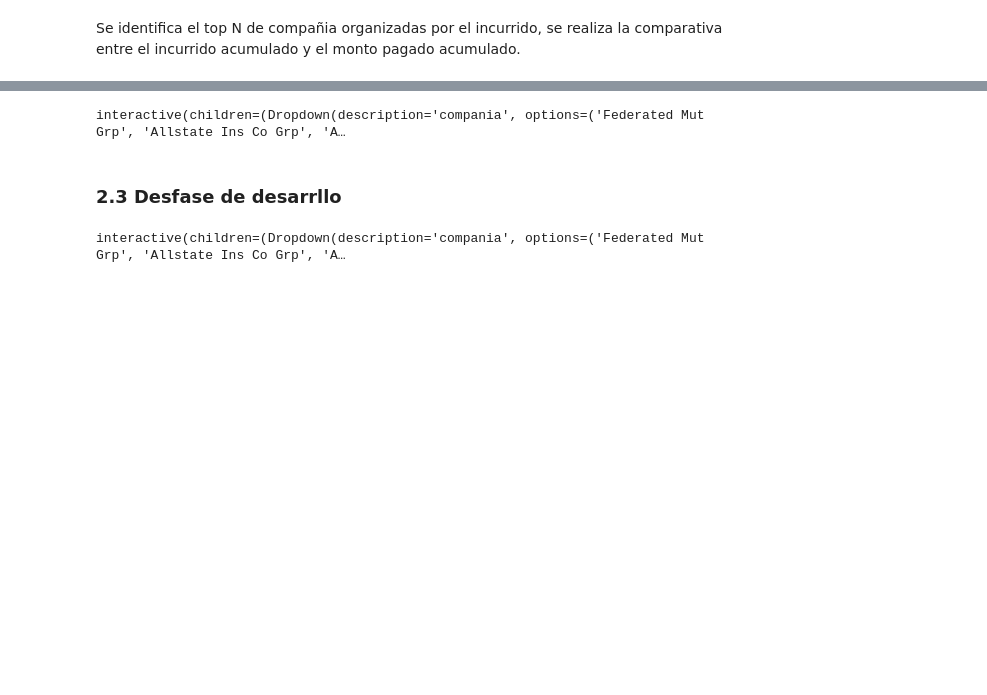
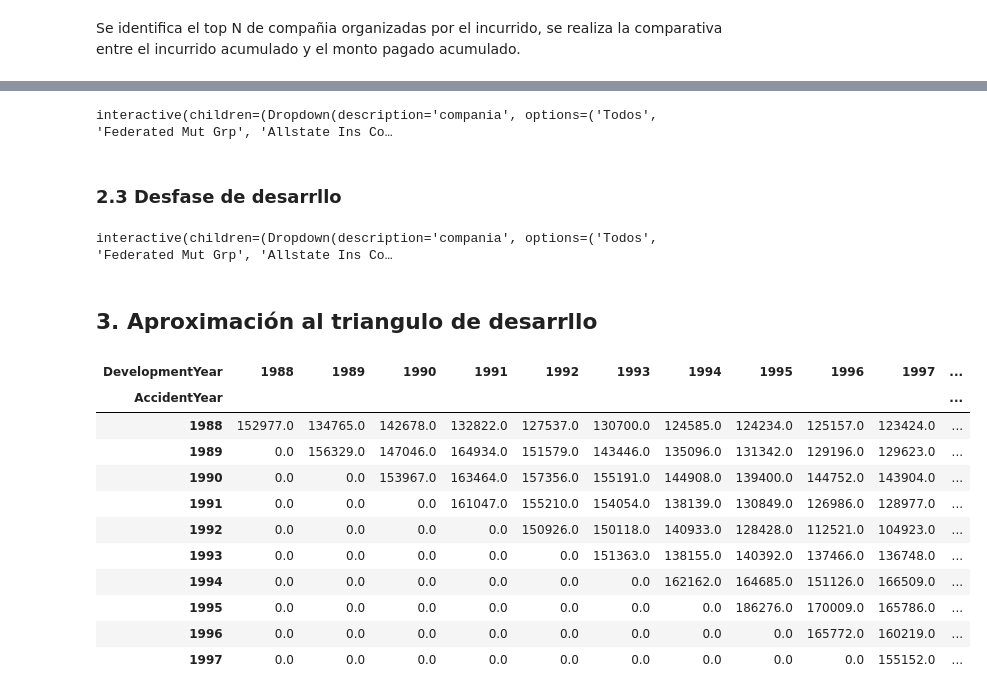
Before and after one commit to bdrinconp/ml_actuaria, a Jupyter notebook: IDA/Chain_Ladder.ipynb, the cells around one changed output, grey strips where cells are left out. Cells and saved outputs as stored; diff of their text form; code cells hidden in the pictures; blank space fills up the shorter version.

```diff
--- a/IDA/Chain_Ladder.ipynb
+++ b/IDA/Chain_Ladder.ipynb
@@ -24,6 +26,7 @@ from ipywidgets import interact
 # %%
 url_data = 'https://raw.githubusercontent.com/bdrinconp/ml_actuaria/main/data/prodliab_pos.csv'
 df = pd.read_csv(url_data)
+df['Single'] = df['Single'].astype(str)
 
 @interact
 def filter_company(compania = list(df.GRNAME.unique()), anio_accidente = list(df.AccidentYear.unique())):
@@ -172,40 +184,52 @@ plt.show()
 # %%
+companias = ['Todos'] + list(df.GRNAME.unique())
 @interact
-def plot_incur_company_year(compania = list(df.GRNAME.unique())):
+def plot_incur_company_year(compania=companias):
 
   g_data = df.groupby(['GRNAME','AccidentYear'])[['IncurLoss_R1']].sum().reset_index()
-  g_filter_data = g_data[g_data.GRNAME == compania]
 
-  fig, ax = plt.subplots(figsize = (15,6))
-  barplot = sns.barplot(x='AccidentYear', y='IncurLoss_R1', data=g_filter_data)
+  if compania != 'Todos':
+    g_filter_data = g_data[g_data.GRNAME == compania]
+    data_to_plot = g_filter_data
+  else:
+    data_to_plot = g_data
+
+  fig, ax = plt.subplots(figsize=(15,6))
+  barplot = sns.barplot(x='AccidentYear', y='IncurLoss_R1', data=data_to_plot, errorbar=None)
 
   for p in barplot.patches:
-      barplot.annotate(format(p.get_height(), ',.0f'),
-                        (p.get_x() + p.get_width() / 2., p.get_height()),
-                        ha = 'center',
-                        va = 'center',
-                        xytext = (0, 10),
-                        textcoords = 'offset points')
+    barplot.annotate(format(p.get_height(), ',.0f'),
+                     (p.get_x() + p.get_width() / 2., p.get_height()),
+                     ha='center',
+                     va='center',
+                     xytext=(0, 10),
+                     textcoords='offset points')
 
   ax.set_title('Comparación de Reservas Incurredas por Grupo Asegurador')
-  ax.set_xlabel('Año accidente')
+  ax.set_xlabel('Año del accidente')
   ax.set_ylabel('Incurrido')
   ax.yaxis.set_major_formatter(ticker.FuncFormatter(lambda x, pos: '{:,.0f}'.format(x)))
   plt.show()
 # %% [output]
-interactive(children=(Dropdown(description='compania', options=('Federated Mut Grp', 'Allstate Ins Co Grp', 'A…
+interactive(children=(Dropdown(description='compania', options=('Todos', 'Federated Mut Grp', 'Allstate Ins Co…
 # %% [markdown]
 ### 2.3 Desfase de desarrllo
 # %%
+companias = ['Todos'] + list(df.GRNAME.unique())
+anios = [0] + list(df.AccidentYear.unique())
+
 @interact
-def plot_incur_company_year(compania = list(df.GRNAME.unique()), anio_accidente = list(df.AccidentYear.unique())):
+def plot_incur_lag(compania = companias, anio_accidente = anios):
 
   g_data = df.groupby(['GRNAME','AccidentYear','DevelopmentLag'])['IncurLoss_R1'].sum().reset_index()
-  g_filter_data = g_data[(g_data.GRNAME == compania) & (g_data.AccidentYear == anio_accidente)]
 
+  if compania != 'Todos':
+    g_data = g_data[g_data.GRNAME == compania]
+  if anio_accidente != 0:
+    g_data = g_data[g_data.AccidentYear == anio_accidente]
 
   fig, ax = plt.subplots(figsize = (15,6))
-  barplot = sns.barplot(data=g_filter_data,x="DevelopmentLag", y="IncurLoss_R1")
+  barplot = sns.barplot(data=g_data, x='DevelopmentLag', y='IncurLoss_R1', errorbar = None)
 
   for p in barplot.patches:
       barplot.annotate(format(p.get_height(), ',.0f'),
@@ -222,4 +246,6 @@ def plot_incur_company_year(compania = list(df.GRNAME.unique()), anio_accidente
 
   plt.show()
 # %% [output]
-interactive(children=(Dropdown(description='compania', options=('Federated Mut Grp', 'Allstate Ins Co Grp', 'A…
+interactive(children=(Dropdown(description='compania', options=('Todos', 'Federated Mut Grp', 'Allstate Ins Co…
+# %% [markdown]
+## 3. Aproximación al triangulo de desarrllo
@@ -225,0 +255,22 @@ interactive(children=(Dropdown(description='compania', options=('Federated Mut G
+# %%
+development_triangle = pd.pivot_table(df,
+                                      values='IncurLoss_R1',
+                                      index='AccidentYear',
+                                      columns='DevelopmentYear', #DevelopmentLag
+                                      aggfunc=np.sum)
+
+development_triangle.fillna(0, inplace=True)
+development_triangle
+# %% [output]
+| DevelopmentYear | 1988 | 1989 | 1990 | 1991 | 1992 | 1993 | 1994 | 1995 | 1996 | 1997 | ... |
+| AccidentYear |  |  |  |  |  |  |  |  |  |  | ... |
+| 1988 | 152977.0 | 134765.0 | 142678.0 | 132822.0 | 127537.0 | 130700.0 | 124585.0 | 124234.0 | 125157.0 | 123424.0 | ... |
+| 1989 | 0.0 | 156329.0 | 147046.0 | 164934.0 | 151579.0 | 143446.0 | 135096.0 | 131342.0 | 129196.0 | 129623.0 | ... |
+| 1990 | 0.0 | 0.0 | 153967.0 | 163464.0 | 157356.0 | 155191.0 | 144908.0 | 139400.0 | 144752.0 | 143904.0 | ... |
+| 1991 | 0.0 | 0.0 | 0.0 | 161047.0 | 155210.0 | 154054.0 | 138139.0 | 130849.0 | 126986.0 | 128977.0 | ... |
+| 1992 | 0.0 | 0.0 | 0.0 | 0.0 | 150926.0 | 150118.0 | 140933.0 | 128428.0 | 112521.0 | 104923.0 | ... |
+| 1993 | 0.0 | 0.0 | 0.0 | 0.0 | 0.0 | 151363.0 | 138155.0 | 140392.0 | 137466.0 | 136748.0 | ... |
+| 1994 | 0.0 | 0.0 | 0.0 | 0.0 | 0.0 | 0.0 | 162162.0 | 164685.0 | 151126.0 | 166509.0 | ... |
+| 1995 | 0.0 | 0.0 | 0.0 | 0.0 | 0.0 | 0.0 | 0.0 | 186276.0 | 170009.0 | 165786.0 | ... |
+| 1996 | 0.0 | 0.0 | 0.0 | 0.0 | 0.0 | 0.0 | 0.0 | 0.0 | 165772.0 | 160219.0 | ... |
+| 1997 | 0.0 | 0.0 | 0.0 | 0.0 | 0.0 | 0.0 | 0.0 | 0.0 | 0.0 | 155152.0 | ... |
```
Also changed, not shown: parts of 5 cells of this notebook.
